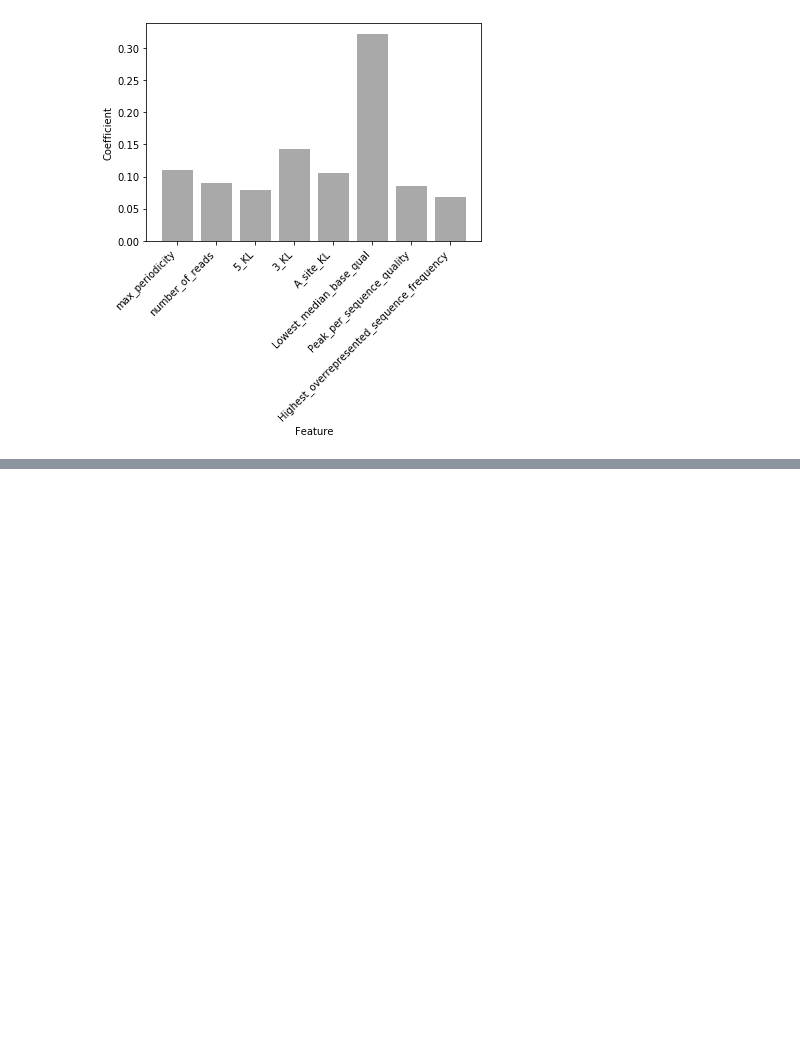
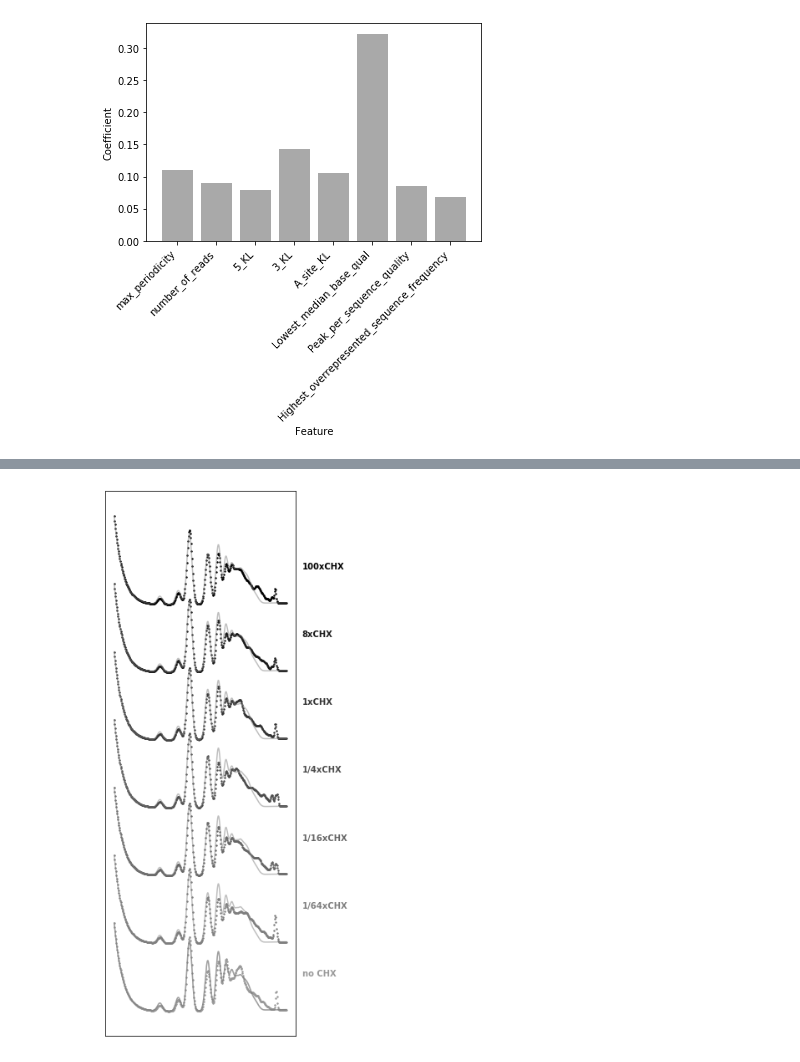
Before and after one commit to tobiasvonderhaar/polysomes, a Jupyter notebook: Figure 7 revised.ipynb, the cells around one changed output, grey strips where cells are left out. Drawn from its saved outputs; the diff is of its cells as text; code cells hidden in the pictures; blank space fills up the shorter version.

```diff
--- a/Figure 7 revised.ipynb
+++ b/Figure 7 revised.ipynb
@@ -2,11 +2,18 @@
 import pandas as pd
 import numpy as np
 import matplotlib.pyplot as plt
+from cycler import cycler
 from statsmodels.stats.weightstats import ttest_ind
 from statsmodels.stats.multitest import multipletests
 from sklearn.ensemble import ExtraTreesClassifier
 from sklearn.preprocessing import StandardScaler
 from sklearn.pipeline import make_pipeline
+import polyan
+
+#define a reference profile based on a representative polysome experimental profile
+ref_peaks = [0.003, 0.0051, 0.026, 0.018, 0.0205, 0.0155, 0.012, 0.0085, 0.008, 0.006, 0.005, 0.0035, 0.002, 0.0015, 0.001, 0.0005, 0.0002, 5e-05]
+ref_peaks = ref_peaks/ np.sum(ref_peaks)
+x_ref,y_ref = polyan.plot_poly(ref_peaks)
 # %%
 #prepare datasets by combining nrmsd and cluster info with the context data
 yeast_datasets = pd.read_csv('Data/yeast_datasets.csv')[['SeriesID','nrmsd','re_cluster']]
@@ -79,0 +92,33 @@ plt.show()
+# %%
+#read in the CHX concentration series data and produce the peak information
+poly_vols = []
+all_dats = pd.read_csv('Data/GSE59573_all_CHX_concs.csv')
+for col in range(1,all_dats.shape[1]):
+    dats = all_dats.iloc[:,[0,col]]
+    dats.columns = ['ORF','Ribo_Prints']
+    poly_vols.append(polyan.fp2poly(dats, has_RNA = False))
+# %%
+#plot the results
+labels = list(all_dats.columns[1:])
+labels = [l.replace('_','/') for l in labels]
+labels = [l.replace('0/','no ') for l in labels]
+colors=plt.cm.gist_yarg(np.linspace(0.4,1,len(poly_vols)))
+fig,ax = plt.subplots(1,2,sharey=True,gridspec_kw={'width_ratios': [3, 1]},figsize = (6,12))
+ax[0].set_prop_cycle(cycler(color=colors))
+ax[0].plot(x_ref,y_ref,c='grey', label='experimental',alpha = 0.5)
+offset_by = 5
+offset = 0
+for trace_no in range(len(poly_vols)):
+    ax[0].plot(x_ref,y_ref+offset ,c='grey', label='experimental',alpha = 0.5)
+    x,y = polyan.plot_poly(poly_vols[trace_no])
+    ax[0].scatter(x,y+offset,s=2,label = labels[trace_no])
+    ax[1].text(-0.3,offset+max(y_ref[20:])/2,labels[trace_no],color = colors[trace_no],
+              fontdict={'weight':'bold'})
+    offset += offset_by
+ax[0].set_yticks([])
+ax[0].set_xticks([])
+ax[1].axis('off')
+#plt.savefig('CHX_series.svg')
+plt.show()
+# %% [output]
+[figure, added]
```
Also changed, not shown: parts of 7 cells of this notebook, 2 other files.
